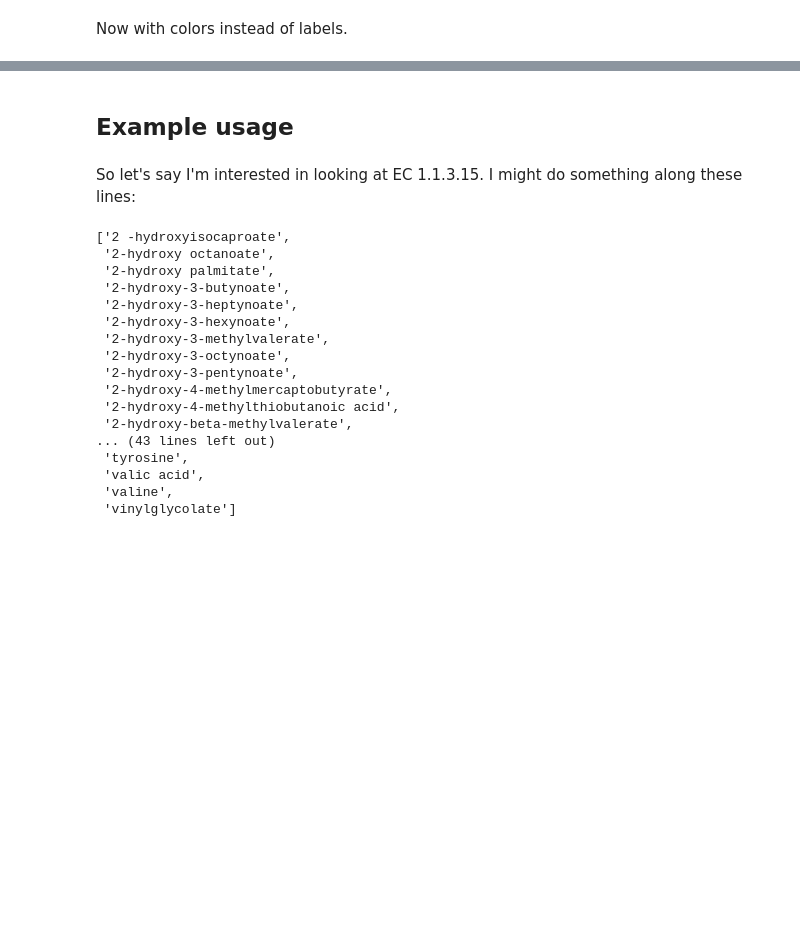
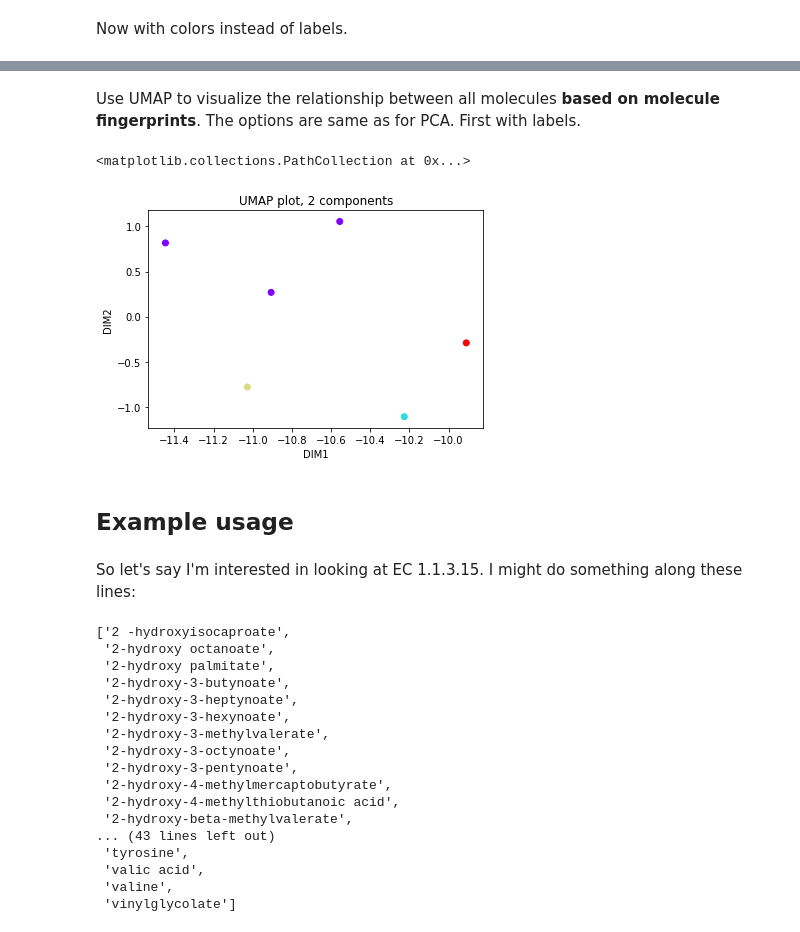
Before and after one commit to EngqvistLab/cheminformatics, a Jupyter notebook: package_usage.ipynb, the cells around one changed output, grey strips where cells are left out. Cells and saved outputs as stored; diff of their text form; code cells hidden in the pictures; blank space fills up the shorter version.

Commit message:
add UMAP plotting option

```diff
--- a/package_usage.ipynb
+++ b/package_usage.ipynb
@@ -501,3 +501,10 @@ data_obj.tsne(color_categories=[3, 2, 1, 0, 0, 0])
+# %% [markdown]
+Use UMAP to visualize the relationship between all molecules __based on molecule fingerprints__. The options are same as for PCA. First with labels.
+# %%
+data_obj.umap(color_categories=[3, 2, 1, 0, 0, 0])
+# %% [output]
+<matplotlib.collections.PathCollection at 0x...>
+[figure, added]
 # %% [markdown]
 ## Example usage
 # %% [markdown]
```
Also changed, not shown: parts of 6 cells of this notebook, 3 other files.
